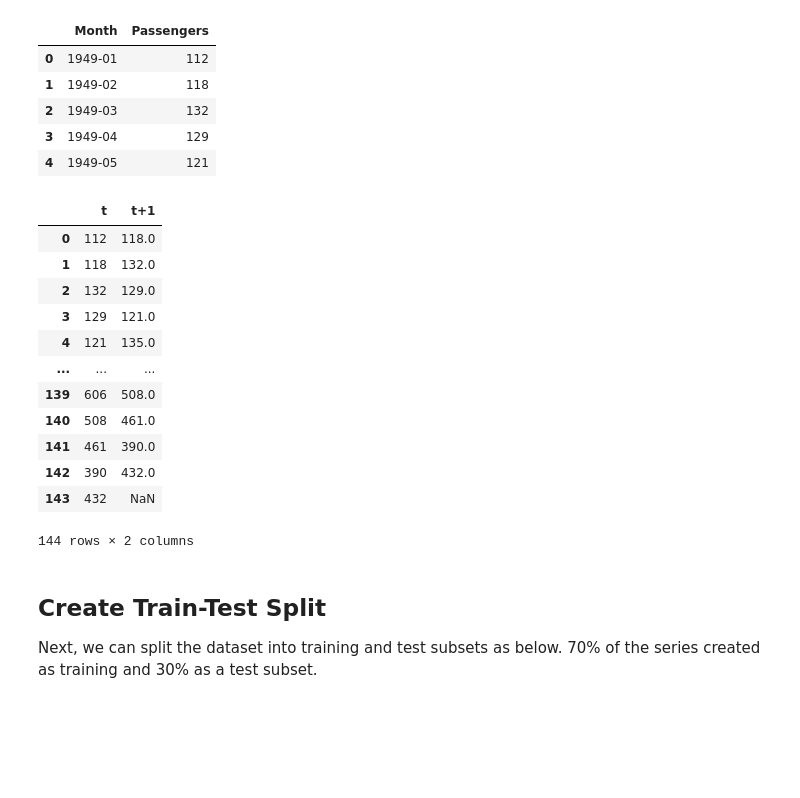
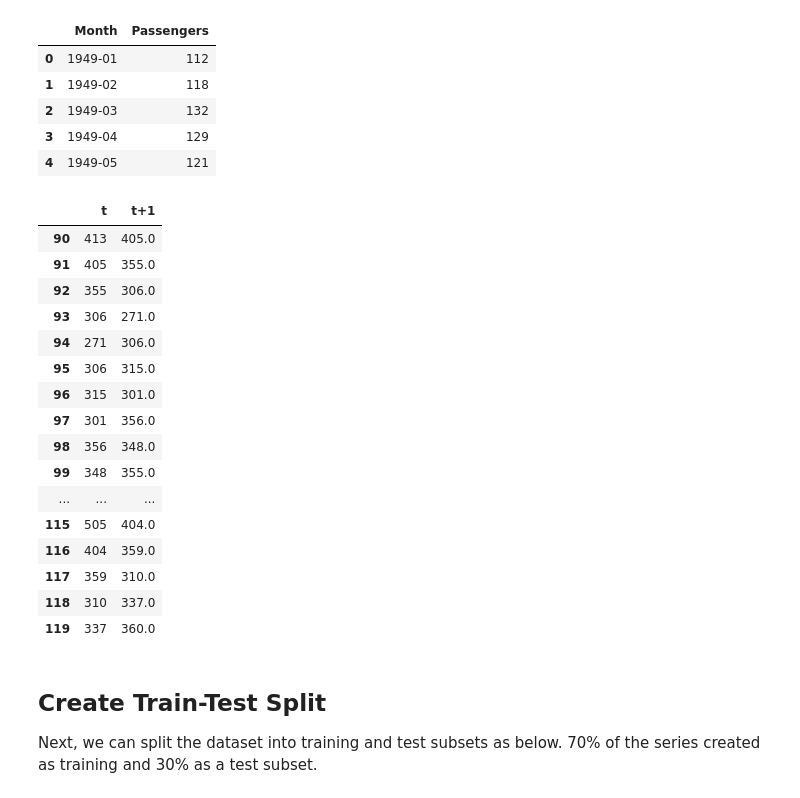
Before and after one commit to lucaskienast/Time-Series-Analysis, a Jupyter notebook: 2) Evaluation Frameworks/3)_Naive_Forecast.ipynb, the cells around one changed output. Drawn from its saved outputs; the diff is of its cells as text; code cells hidden in the pictures; blank space fills up the shorter version.

```diff
--- a/2) Evaluation Frameworks/3)_Naive_Forecast.ipynb
+++ b/2) Evaluation Frameworks/3)_Naive_Forecast.ipynb
@@ -31,23 +31,27 @@ raw_df.head()
 # %%
 # create lag feature
 df = raw_df.copy().drop(["Month"], axis=1)
 df.columns = ["t"]
 df["t+1"] = df.shift(-1)
-df
+df.iloc[90:120]
 # %% [output]
 |  | t | t+1 |
-| 0 | 112 | 118.0 |
-| 1 | 118 | 132.0 |
-| 2 | 132 | 129.0 |
-| 3 | 129 | 121.0 |
-| 4 | 121 | 135.0 |
+| 90 | 413 | 405.0 |
+| 91 | 405 | 355.0 |
+| 92 | 355 | 306.0 |
+| 93 | 306 | 271.0 |
+| 94 | 271 | 306.0 |
+| 95 | 306 | 315.0 |
+| 96 | 315 | 301.0 |
+| 97 | 301 | 356.0 |
+| 98 | 356 | 348.0 |
+| 99 | 348 | 355.0 |
 | ... | ... | ... |
-| 139 | 606 | 508.0 |
-| 140 | 508 | 461.0 |
-| 141 | 461 | 390.0 |
-| 142 | 390 | 432.0 |
-| 143 | 432 | NaN |
+| 115 | 505 | 404.0 |
+| 116 | 404 | 359.0 |
+| 117 | 359 | 310.0 |
+| 118 | 310 | 337.0 |
+| 119 | 337 | 360.0 |
-144 rows × 2 columns
 # %% [markdown]
 ## Create Train-Test Split
 
```
Also changed, not shown: parts of 3 cells of this notebook.
